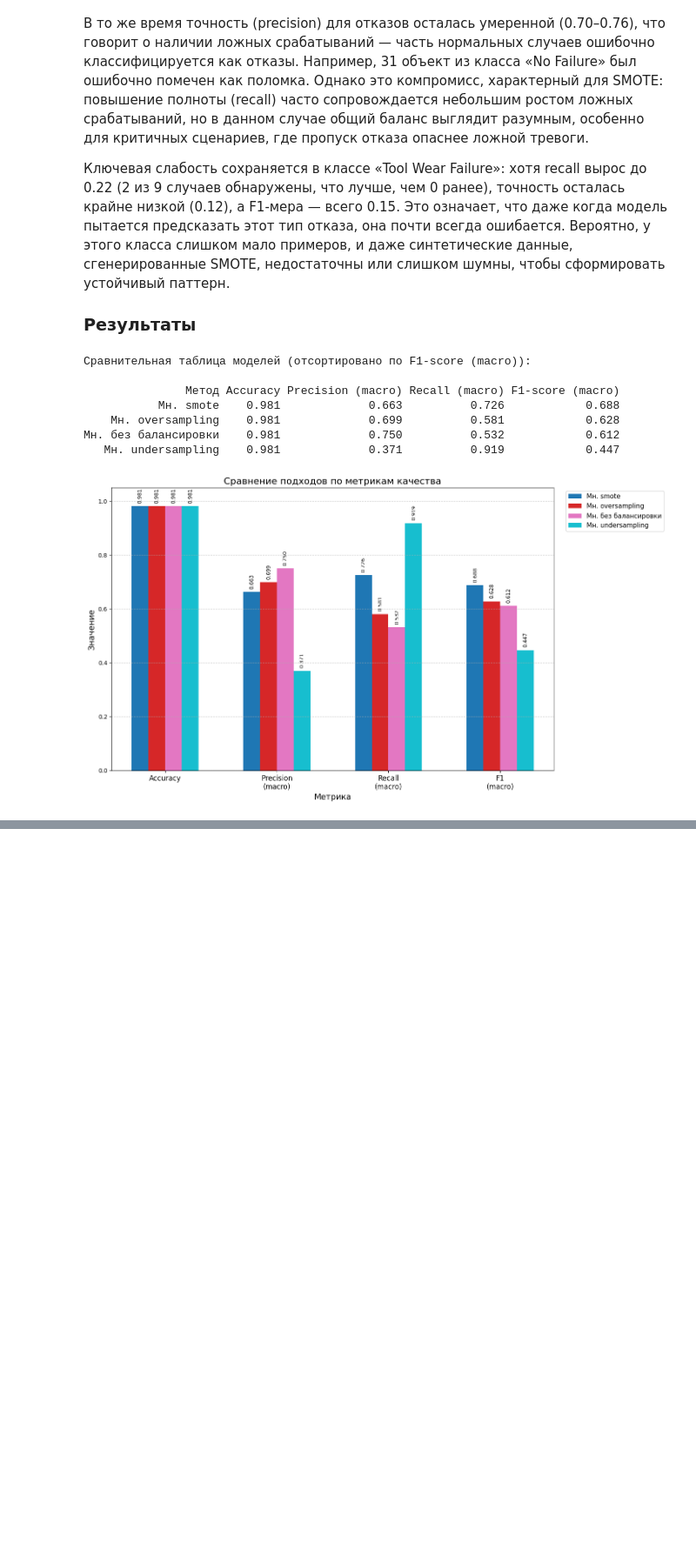
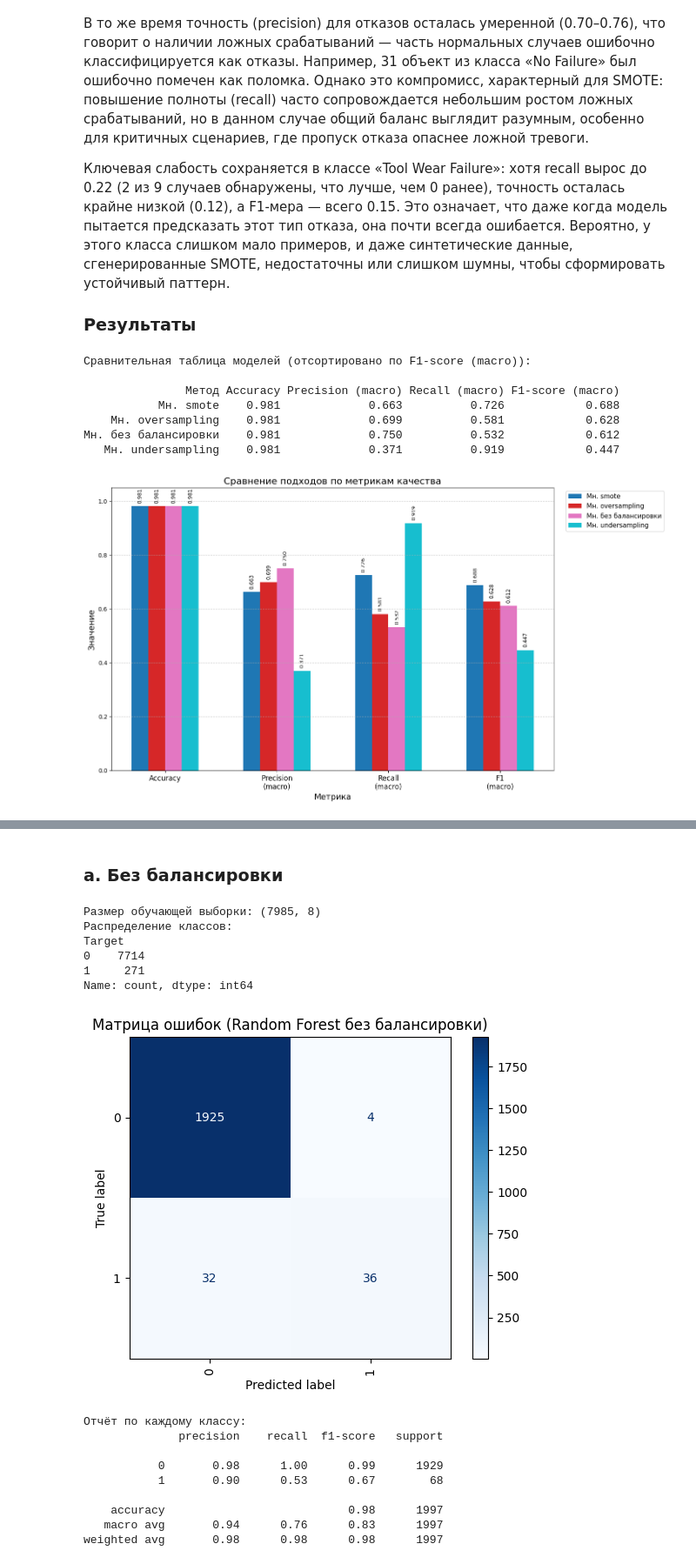
Before and after one commit to lilo5425/ML_balancing, a Jupyter notebook: Balance.ipynb, the cells around one changed output, grey strips where cells are left out. Shown: that part at 87% size. Saved outputs shown, nothing was run; the diff lists cells and outputs as text; code cells hidden in the pictures; blank space fills up the shorter version.

Commit message:
Binary Classification finished + results

```diff
--- a/Balance.ipynb
+++ b/Balance.ipynb
@@ -239,7 +239,7 @@ prec_macro = precision_score(y_test, y_pred_under, average='macro', zero_divisio
 rec_macro = recall_score(y_test, y_pred_under, average='macro', zero_division=0)
 f1_macro = f1_score(y_test, y_pred_under, average='macro', zero_division=0)
 
-metrics_under = {
+mc_metrics_under = {
     'Метод': 'Мн. undersampling',
     'Accuracy': acc,
     'Precision (macro)': prec_macro,
@@ -247,7 +247,7 @@ metrics_under = {
     'F1-score (macro)': f1_macro
 }
 
-results.append(metrics_under)
+metrics_multiclass.append(mc_metrics_under)
 # %% [output]
 Размер train ДО undersampling: (7985, 8)
 Распределение ДО:
@@ -331,7 +331,7 @@ prec_macro = precision_score(y_test, y_pred_over, average='macro', zero_division
 rec_macro = recall_score(y_test, y_pred_over, average='macro', zero_division=0)
 f1_macro = f1_score(y_test, y_pred_over, average='macro', zero_division=0)
 
-metrics_over = {
+mc_metrics_over = {
     'Метод': 'Мн. oversampling',
     'Accuracy': acc,
     'Precision (macro)': prec_macro,
@@ -339,7 +339,7 @@ metrics_over = {
     'F1-score (macro)': f1_macro,
 }
 
-results.append(metrics_over)
+metrics_multiclass.append(mc_metrics_over)
 # %% [output]
 Размер train ДО oversampling: (7985, 8)
 Распределение ДО:
@@ -424,7 +424,7 @@ prec_macro = precision_score(y_test, y_pred_smote, average='macro', zero_divisio
 rec_macro = recall_score(y_test, y_pred_smote, average='macro', zero_division=0)
 f1_macro = f1_score(y_test, y_pred_smote, average='macro', zero_division=0)
 
-metrics_smote = {
+mc_metrics_smote = {
     'Метод': 'Мн. smote',
     'Accuracy': acc,
     'Precision (macro)': prec_macro,
@@ -432,7 +432,7 @@ metrics_smote = {
     'F1-score (macro)': f1_macro
 }
 
-results.append(metrics_smote)
+metrics_multiclass.append(mc_metrics_smote)
 # %% [output]
 Размер обучающей выборки ДО SMOTE: (7985, 8)
 Распределение классов ДО SMOTE:
@@ -479,7 +479,7 @@ Heat Dissipation Failure       0.70      0.86      0.78        22
 
 ### Результаты
 # %%
-df_results = pd.DataFrame(results)
+df_results = pd.DataFrame(metrics_multiclass)
 
 df_results = df_results.sort_values('F1-score (macro)', ascending=False).reset_index(drop=True)
 
@@ -545,0 +584,55 @@ plt.show()
+# %% [markdown]
+### a. Без балансировки
+# %%
+print("Размер обучающей выборки:", X_train.shape)
+print("Распределение классов:")
+print(pd.Series(y_train).value_counts().sort_index())
+
+model = RandomForestClassifier(
+    n_estimators=100,
+    random_state=42,
+)
+model.fit(X_train, y_train)
+
+y_pred = model.predict(X_test)
+
+cm = confusion_matrix(y_test, y_pred)
+disp = ConfusionMatrixDisplay(confusion_matrix=cm, display_labels=['0', '1'])
+disp.plot(cmap='Blues', xticks_rotation='vertical')
+plt.title('Матрица ошибок (Random Forest без балансировки)')
+plt.show()
+
+print("Отчёт по каждому классу:")
+print(classification_report(y_test, y_pred, target_names=['0', '1'], zero_division=0))
+
+acc = accuracy_score(y_test, y_pred)
+prec_macro = precision_score(y_test, y_pred, average='macro', zero_division=0)
+rec_macro = recall_score(y_test, y_pred, average='macro', zero_division=0)
+f1_macro = f1_score(y_test, y_pred, average='macro', zero_division=0)
+
+bin_metrics_dict = {
+    'Метод': 'Бин. без балансировки',
+    'Accuracy': acc,
+    'Precision (macro)': prec_macro,
+    'Recall (macro)': rec_macro,
+    'F1-score (macro)': f1_macro
+}
+
+metrics_binary.append(bin_metrics_dict)
+# %% [output]
+Размер обучающей выборки: (7985, 8)
+Распределение классов:
+Target
+0    7714
+1     271
+Name: count, dtype: int64
+[figure, added]
+Отчёт по каждому классу:
+              precision    recall  f1-score   support
+
+           0       0.98      1.00      0.99      1929
+           1       0.90      0.53      0.67        68
+
+    accuracy                           0.98      1997
+   macro avg       0.94      0.76      0.83      1997
+weighted avg       0.98      0.98      0.98      1997
```
Also changed, not shown: parts of 13 cells of this notebook.
